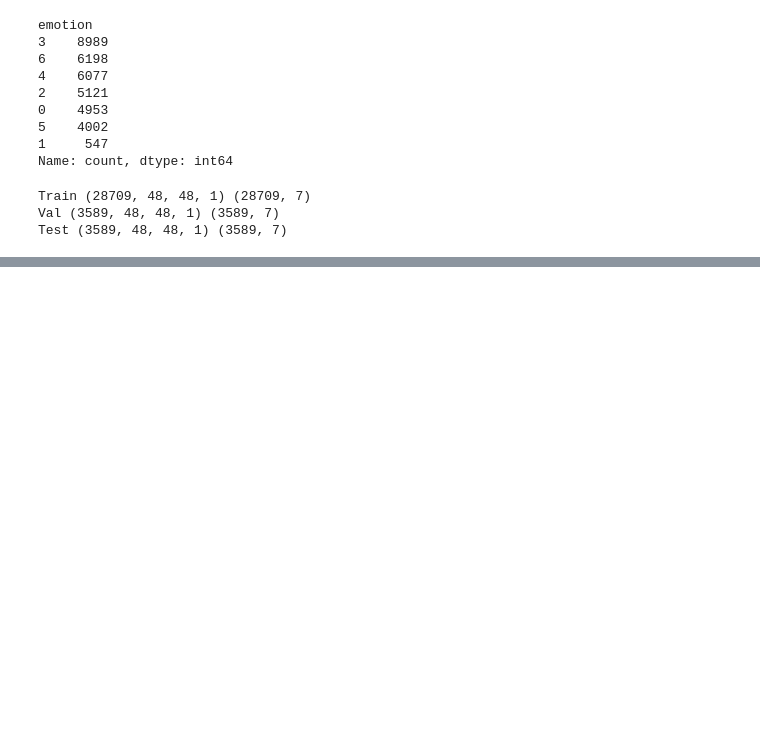
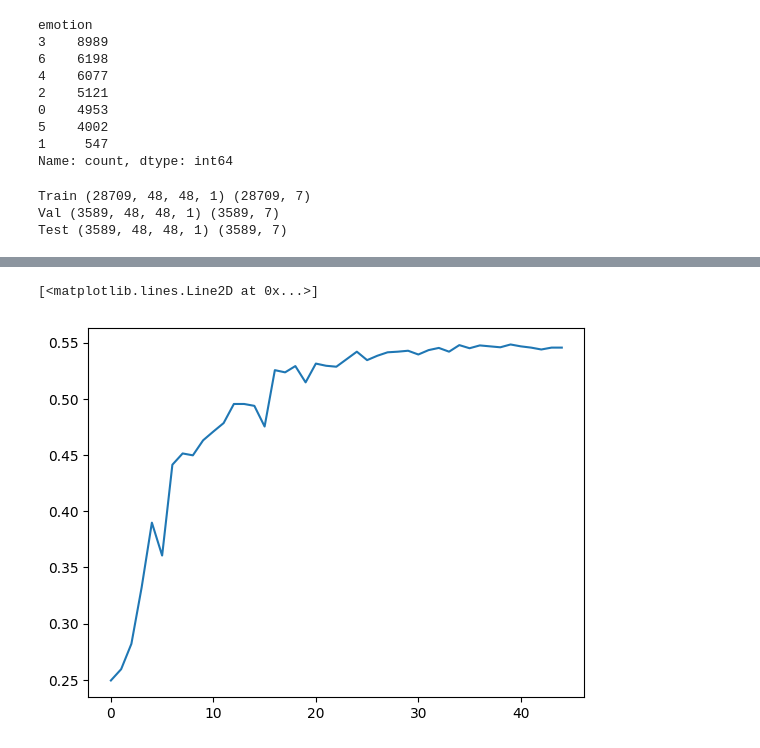
Before and after one commit to KapurPandey/AI_SEM5, a Jupyter notebook: face.ipynb, the cells around one changed output, grey strips where cells are left out. Saved outputs shown, nothing was run; the diff lists cells and outputs as text; code cells hidden in the pictures; blank space fills up the shorter version.

```diff
--- a/face.ipynb
+++ b/face.ipynb
@@ -236,0 +303,5 @@ WARNING:absl:You are saving your model as an HDF5 file via `model.save()` or `ke
+# %%
+plt.plot(history.history['val_accuracy'])
+# %% [output]
+[<matplotlib.lines.Line2D at 0x...>]
+[figure, added]
```
Also changed, not shown: parts of 15 cells of this notebook, 1 other file.
